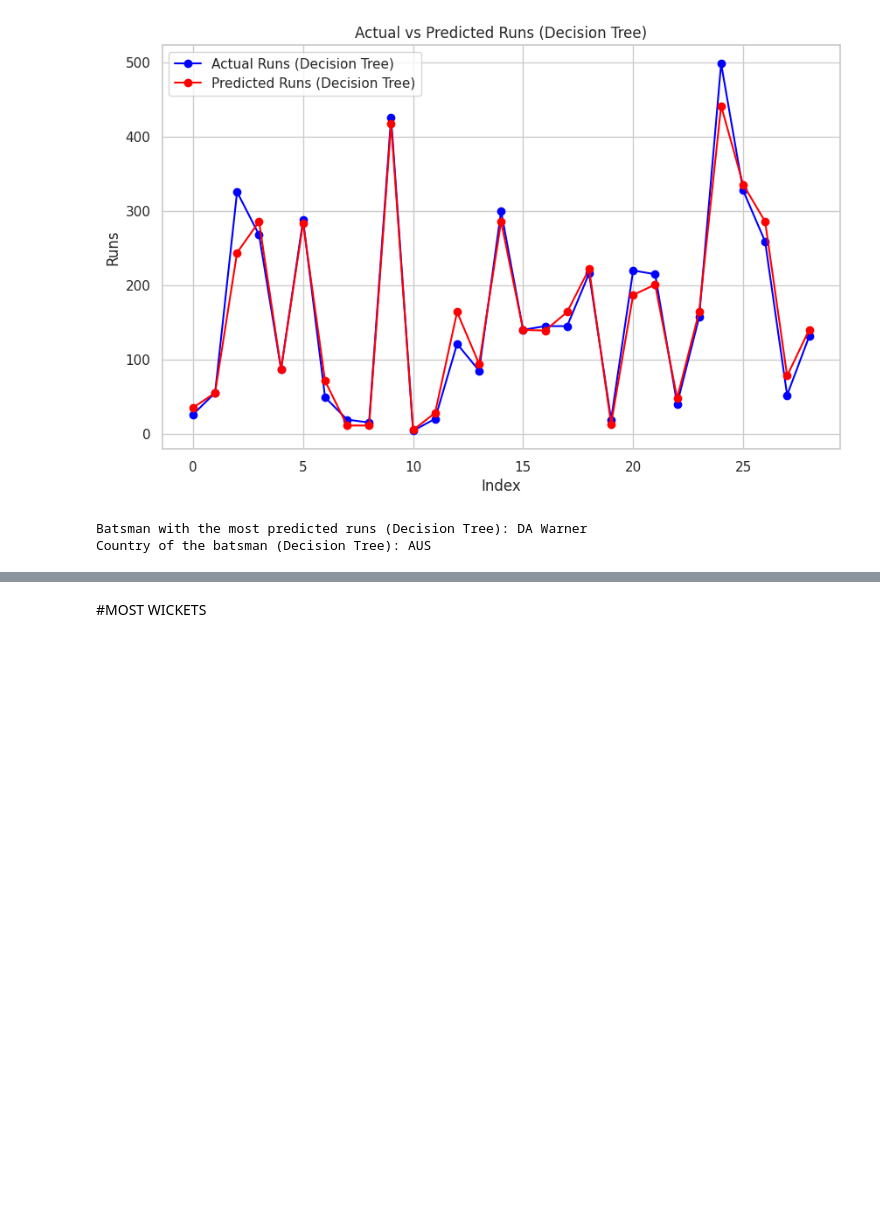
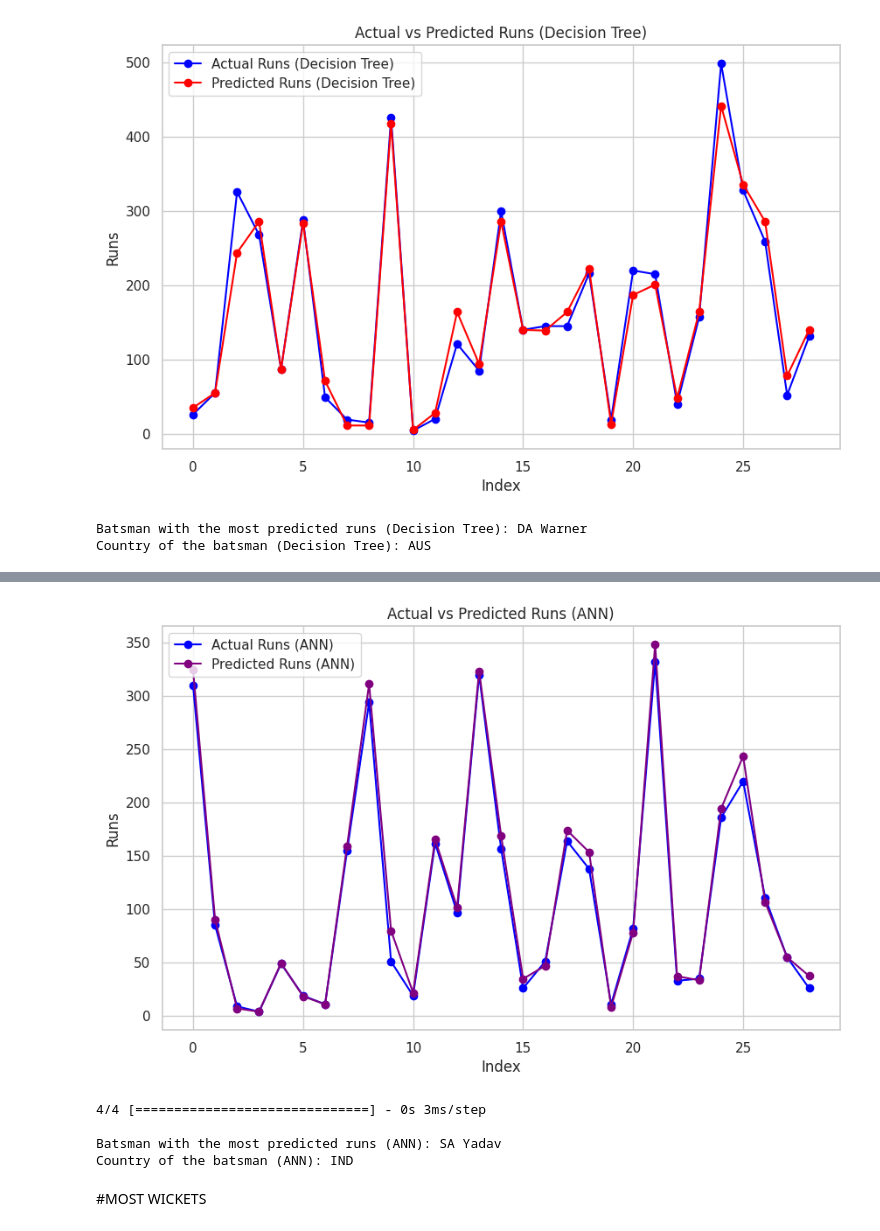
Before and after one commit to Chinmaya54/DM_Challenge_WC_Winner, a Jupyter notebook: Data_Mining(Scrapped)_CP_03_Riya.ipynb, the cells around one changed output, grey strips where cells are left out. Saved outputs shown, nothing was run; the diff lists cells and outputs as text; code cells hidden in the pictures; blank space fills up the shorter version.

```diff
--- a/Data_Mining(Scrapped)_CP_03_Riya.ipynb
+++ b/Data_Mining(Scrapped)_CP_03_Riya.ipynb
@@ -453,0 +456,17 @@ Country of the batsman (Decision Tree): AUS
+# %%
+import tensorflow as tf
+from sklearn.model_selection import train_test_split
+from sklearn.preprocessing import StandardScaler
+
+# Feature Selection
+features = ['Innings', 'Average', 'Balls Faced', 'Hundreds', 'Fifties', 'Fours', 'Sixes', 'Batting_Average']
+X = runs_df[features]
+y = runs_df['Runs']
+
+# Train-Test Split for the ANN model
+X_train_ann, X_test_ann, y_train_ann, y_test_ann = train_test_split(X, y, test_size=0.2, random_state=52)
+
+# Feature Scaling for ANN
+scaler = StandardScaler()
+X_train_scaled = scaler.fit_transform(X_train_ann)
+X_test_scaled = scaler.transform(X_test_ann)
@@ -453,0 +528,11 @@ Country of the batsman (Decision Tree): AUS
+# %%
+# Plotting Actual and Predicted Runs for the best ANN model
+plt.figure(figsize=(10, 6))
+plt.plot(y_test_ann.values, label='Actual Runs (ANN)', color='blue', marker='o')
+plt.plot(best_model.predict(X_test_scaled).flatten(), label='Predicted Runs (ANN)', color='purple', marker='o')
+plt.title('Actual vs Predicted Runs (ANN)')
+plt.xlabel('Index')
+plt.ylabel('Runs')
+plt.legend()
+plt.show()
+# %% [output]
@@ -454,3 +540,21 @@ Country of the batsman (Decision Tree): AUS
+[figure, added]
+# %%
+# Predicting runs for all batsmen in the training set (best ANN model)
+batsman_data_ann = scaler.transform(X_train_ann)
+predicted_runs_ann = best_model.predict(batsman_data_ann).flatten()
+
+# Find the batsman with the highest predicted runs (best ANN model)
+max_runs_index_ann = predicted_runs_ann.argmax()
+batsman_with_max_runs_ann = runs_df.iloc[max_runs_index_ann]['Player']
+country_of_max_runs_ann = runs_df.iloc[max_runs_index_ann]['Country']
+
+print(f'\nBatsman with the most predicted runs (ANN): {batsman_with_max_runs_ann}')
+print(f'Country of the batsman (ANN): {country_of_max_runs_ann}')
+# %% [output]
+4/4 [==============================] - 0s 3ms/step
+
+Batsman with the most predicted runs (ANN): SA Yadav
+Country of the batsman (ANN): IND
 # %% [markdown]
 #MOST WICKETS
 # %%
```
Also changed, not shown: parts of 37 cells of this notebook.
